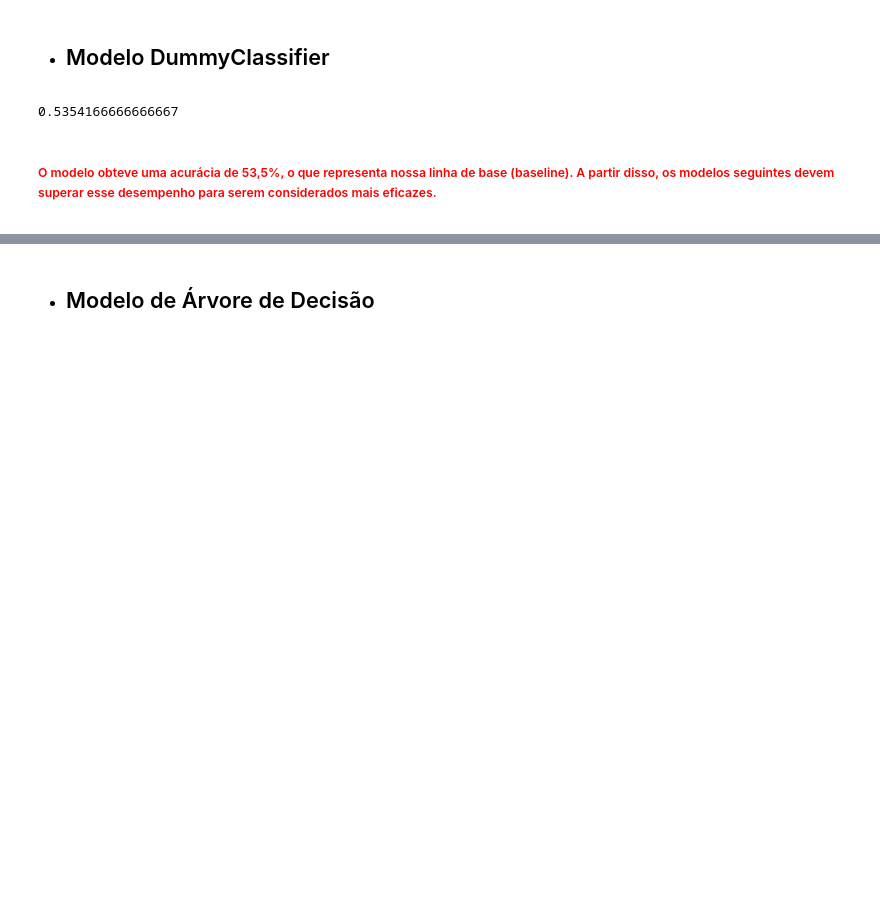
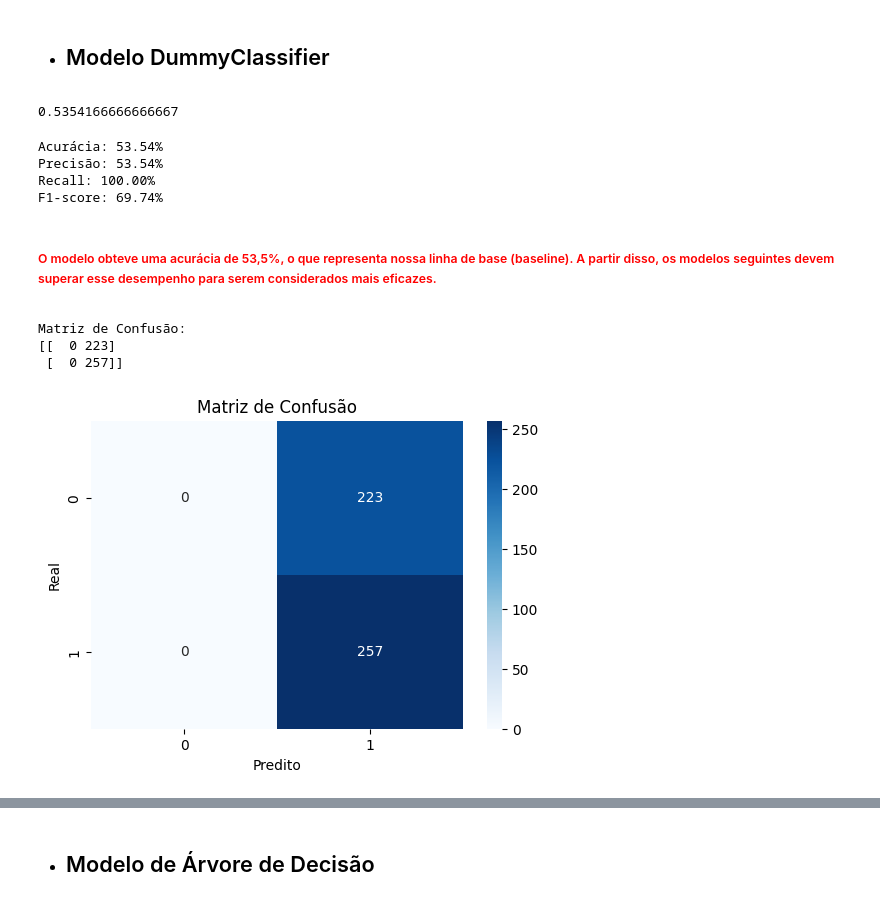
Before and after one commit to joaorodriguessneto/red_wine_quality, a Jupyter notebook: main.ipynb, the cells around one changed output, grey strips where cells are left out. Drawn from its saved outputs; the diff is of its cells as text; code cells hidden in the pictures; blank space fills up the shorter version.

Commit message:
salvando imagens

```diff
--- a/main.ipynb
+++ b/main.ipynb
@@ -792,12 +792,12 @@ plt.show()
 # %% [output]
 [figure]
 # %%
-dados['densidade_decimal'] = (dados['density']).round(3)
-densidade_por_decimo = dados['densidade_decimal'].value_counts().sort_index().reset_index()
-densidade_por_decimo.columns = ['densidade_decimal', 'frequencia']
+dados['densidade_milesimal'] = (dados['density']).round(3)
+densidade_por_milesimos = dados['densidade_milesimal'].value_counts().sort_index().reset_index()
+densidade_por_milesimos.columns = ['densidade_milesimal', 'frequencia']
 plt.figure(figsize=(10, 6))
-sns.barplot(data=densidade_por_decimo, x="densidade_decimal", y="frequencia", color="purple")
-plt.title("Distribuição de Densidade por décimos")
+sns.barplot(data=densidade_por_milesimos, x="densidade_milesimal", y="frequencia", color="purple")
+plt.title("Distribuição de Densidade por milésimos")
 plt.xlabel("Densidade")
 plt.ylabel("Frequência")
 plt.xticks(rotation=45)
@@ -1045,5 +1056,5 @@ dados.head()
 # %%
-dados_numerico = dados.drop(columns = ['fixed_acidity_arred','densidade_decimal','dioxidoenxofretotaldezena','acidez_volatil','acido_citrico','acucar_residual','cloretos','dioxido_enxofre_livre','dioxido_enxofre_total','densidade','ph','sulfatos','alcool'])
+dados_numerico = dados.drop(columns = ['fixed_acidity_arred','densidade_milesimal','dioxidoenxofretotaldezena','acidez_volatil','acido_citrico','acucar_residual','cloretos','dioxido_enxofre_livre','dioxido_enxofre_total','densidade','ph','sulfatos','alcool'])
 corr = dados_numerico.corr()
 corr
 # %% [output]
@@ -1128,9 +1141,38 @@ dummy.fit(X_treino,y_treino)
 dummy.score(X_teste,y_teste)
 # %% [output]
 0.5354166666666667
+# %%
+y_pred = dummy.predict(X_teste)
+# %%
+print(f"Acurácia: {accuracy_score(y_teste, y_pred) * 100:.2f}%")
+print(f"Precisão: {precision_score(y_teste, y_pred) * 100:.2f}%")
+print(f"Recall: {recall_score(y_teste, y_pred) * 100:.2f}%")
+print(f"F1-score: {f1_score(y_teste, y_pred) * 100:.2f}%")
+# %% [output]
+Acurácia: 53.54%
+Precisão: 53.54%
+Recall: 100.00%
+F1-score: 69.74%
 # %% [markdown]
 <font style = "color : red">
 
 ##### O modelo obteve uma acurácia de 53,5%, o que representa nossa linha de base (baseline). A partir disso, os modelos seguintes devem superar esse desempenho para serem considerados mais eficazes.
 
 <font style = "color : red">
+# %%
+from sklearn.metrics import confusion_matrix, ConfusionMatrixDisplay
+cm = confusion_matrix(y_teste, y_pred)
+print("Matriz de Confusão:")
+print(cm)
+#plotando gráfico
+plt.figure(figsize=(6,4))
+sns.heatmap(cm, annot=True, fmt='d', cmap='Blues')
+plt.xlabel('Predito')
+plt.ylabel('Real')
+plt.title('Matriz de Confusão')
+plt.show()
+# %% [output]
+Matriz de Confusão:
+[[  0 223]
+ [  0 257]]
+[figure, added]
```
Also changed, not shown: parts of 16 cells of this notebook, 9 other files.
